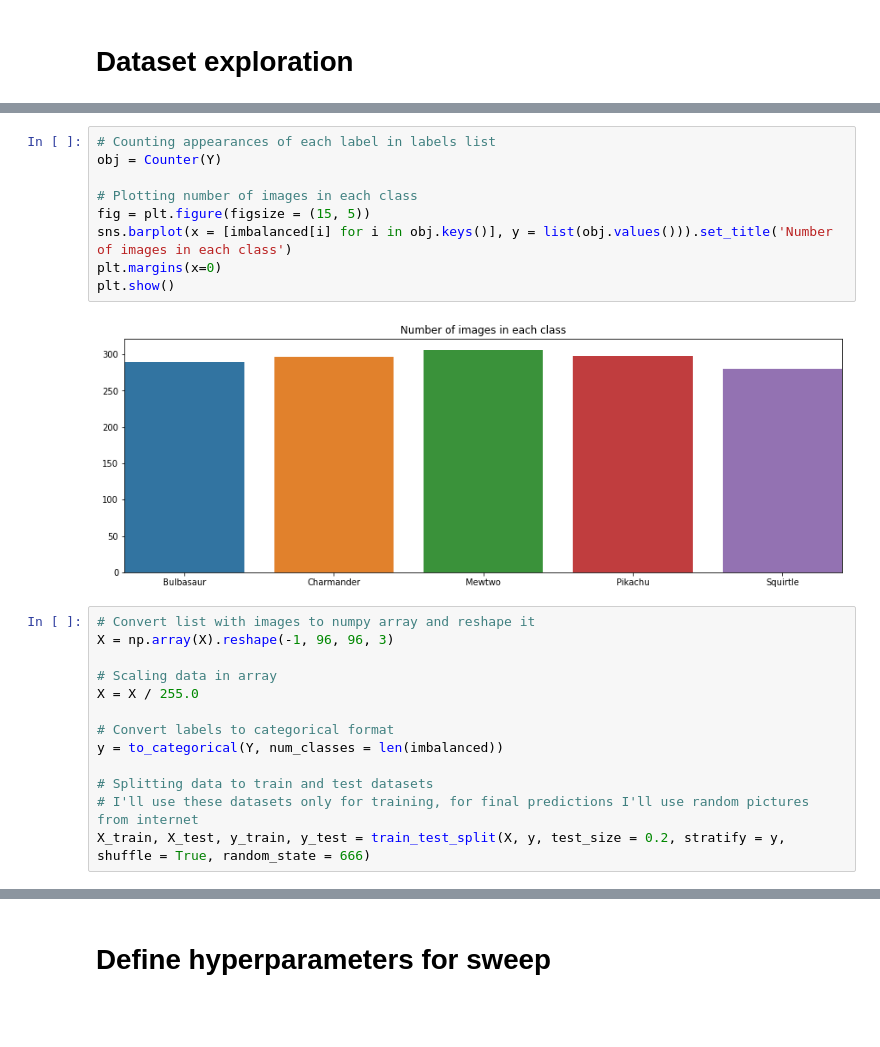
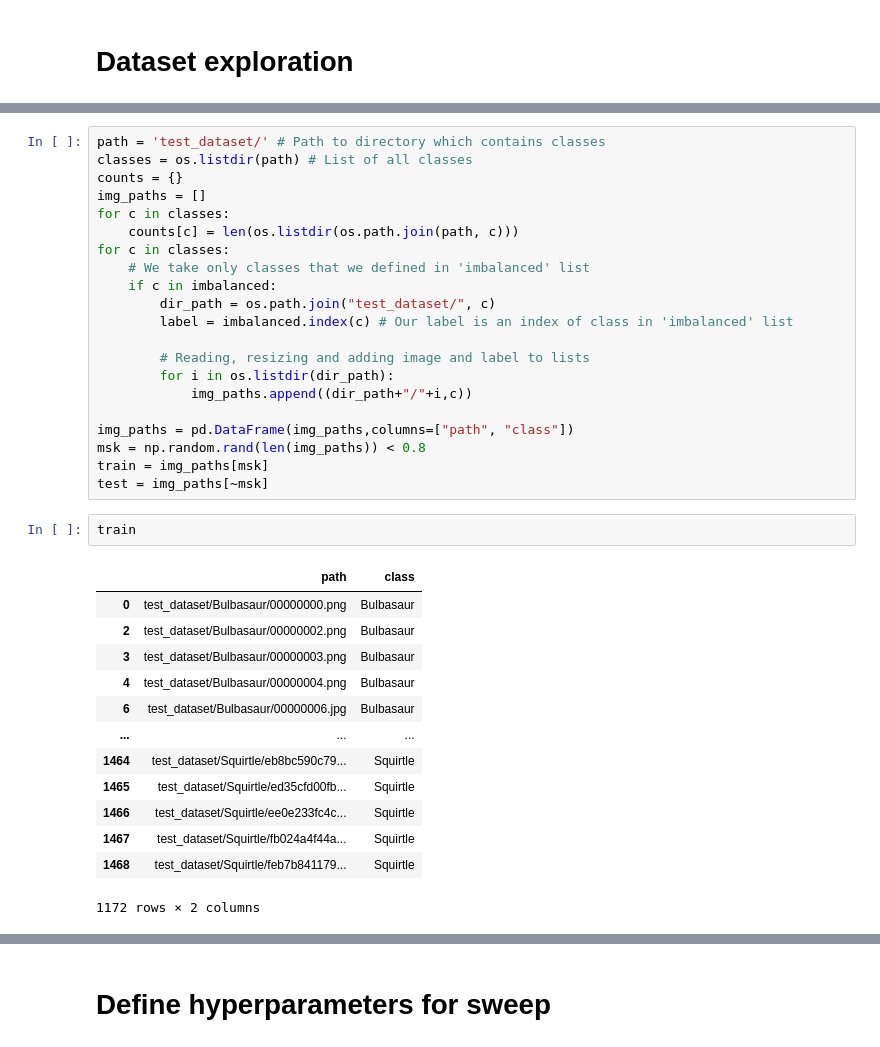
Before and after one commit to williambrach/NN-zadania, a Jupyter notebook: Zadanie2/image_modification.ipynb, the cells around one changed output, grey strips where cells are left out. Cells and saved outputs as stored; diff of their text form; blank space fills up the shorter version.

```diff
--- a/Zadanie2/image_modification.ipynb
+++ b/Zadanie2/image_modification.ipynb
@@ -132,27 +94,40 @@ array([149, 149, 149, 149, 149, 149, 149, 149, 149, 149, 149, 149, 149,
-# %%
-# Counting appearances of each label in labels list
-obj = Counter(Y)
-
-# Plotting number of images in each class
-fig = plt.figure(figsize = (15, 5))
-sns.barplot(x = [imbalanced[i] for i in obj.keys()], y = list(obj.values())).set_title('Number of images in each class')
-plt.margins(x=0)
-plt.show()
-# %% [output]
-[figure, removed]
-# %%
-# Convert list with images to numpy array and reshape it
-X = np.array(X).reshape(-1, 96, 96, 3)
-
-# Scaling data in array
-X = X / 255.0
-
-# Convert labels to categorical format
-y = to_categorical(Y, num_classes = len(imbalanced))
-
-# Splitting data to train and test datasets
-# I'll use these datasets only for training, for final predictions I'll use random pictures from internet
-X_train, X_test, y_train, y_test = train_test_split(X, y, test_size = 0.2, stratify = y, shuffle = True, random_state = 666)
+# %%
+path = 'test_dataset/' # Path to directory which contains classes
+classes = os.listdir(path) # List of all classes
+counts = {}
+img_paths = []
+for c in classes:
+    counts[c] = len(os.listdir(os.path.join(path, c)))
+for c in classes:
+    # We take only classes that we defined in 'imbalanced' list
+    if c in imbalanced:
+        dir_path = os.path.join("test_dataset/", c)
+        label = imbalanced.index(c) # Our label is an index of class in 'imbalanced' list
+
+        # Reading, resizing and adding image and label to lists
+        for i in os.listdir(dir_path):
+            img_paths.append((dir_path+"/"+i,c))
+
+img_paths = pd.DataFrame(img_paths,columns=["path", "class"])
+msk = np.random.rand(len(img_paths)) < 0.8
+train = img_paths[msk]
+test = img_paths[~msk]
+# %%
+train
+# %% [output]
+|  | path | class |
+| 0 | test_dataset/Bulbasaur/00000000.png | Bulbasaur |
+| 2 | test_dataset/Bulbasaur/00000002.png | Bulbasaur |
+| 3 | test_dataset/Bulbasaur/00000003.png | Bulbasaur |
+| 4 | test_dataset/Bulbasaur/00000004.png | Bulbasaur |
+| 6 | test_dataset/Bulbasaur/00000006.jpg | Bulbasaur |
+| ... | ... | ... |
+| 1464 | test_dataset/Squirtle/eb8bc590c79... | Squirtle |
+| 1465 | test_dataset/Squirtle/ed35cfd00fb... | Squirtle |
+| 1466 | test_dataset/Squirtle/ee0e233fc4c... | Squirtle |
+| 1467 | test_dataset/Squirtle/fb024a4f44a... | Squirtle |
+| 1468 | test_dataset/Squirtle/feb7b841179... | Squirtle |
+1172 rows × 2 columns
 # %%
 # Defining ImageDataGenerator Iinstance
 datagen = ImageDataGenerator(rotation_range = 45, # Degree range for random rotations
```
Also changed, not shown: parts of 11 cells of this notebook.
